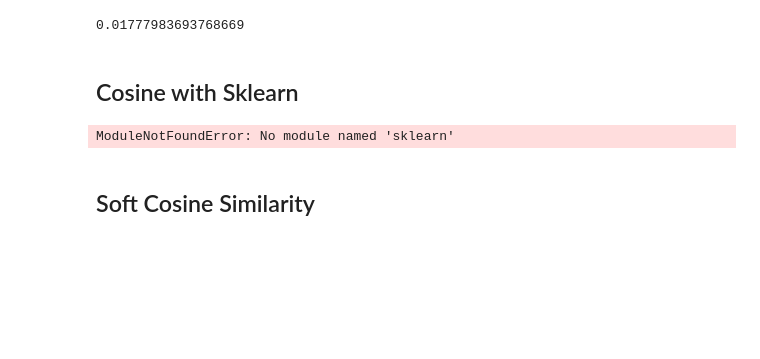
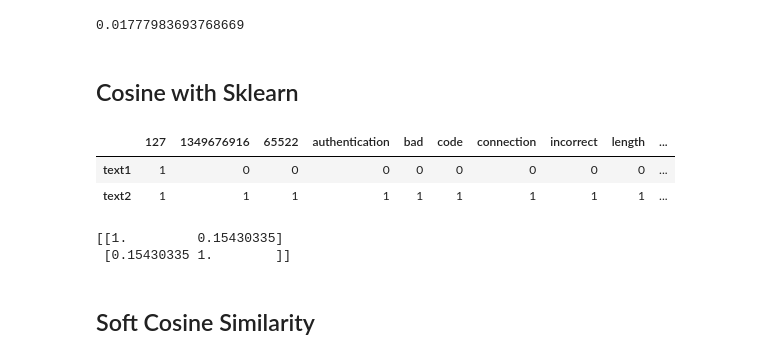
Before and after one commit to stefanDeveloper/master-thesis, a Jupyter notebook: plots/data-visualization.ipynb, the cells around one changed output. Drawn from its saved outputs; the diff is of its cells as text; code cells hidden in the pictures; blank space fills up the shorter version.

Commit message:
Update pynb for cosine

```diff
--- a/plots/data-visualization.ipynb
+++ b/plots/data-visualization.ipynb
@@ -624,21 +624,29 @@ documents = [text1, text2]
 # %%
 # Scikit Learn
 from sklearn.feature_extraction.text import CountVectorizer
 import pandas as pd
 
 # Create the Document Term Matrix
 count_vectorizer = CountVectorizer(stop_words='english')
 count_vectorizer = CountVectorizer()
 sparse_matrix = count_vectorizer.fit_transform(documents)
 
 # OPTIONAL: Convert Sparse Matrix to Pandas Dataframe if you want to see the word frequencies.
 doc_term_matrix = sparse_matrix.todense()
 df = pd.DataFrame(doc_term_matrix,
                   columns=count_vectorizer.get_feature_names(),
-                  index=['doc_trump', 'doc_election', 'doc_putin'])
+                  index=['text1', 'text2'])
 df
 # %% [output]
-ModuleNotFoundError: No module named 'sklearn'
+|  | 127 | 1349676916 | 65522 | authentication | bad | code | connection | incorrect | length | ... |
+| text1 | 1 | 0 | 0 | 0 | 0 | 0 | 0 | 0 | 0 | ... |
+| text2 | 1 | 1 | 1 | 1 | 1 | 1 | 1 | 1 | 1 | ... |
+# %%
+from sklearn.metrics.pairwise import cosine_similarity
+print(cosine_similarity(df, df))
+# %% [output]
+[[1.         0.15430335]
+ [0.15430335 1.        ]]
 # %% [markdown]
 ## Soft Cosine Similarity
 # %%
```
Also changed, not shown: parts of 3 cells of this notebook, 2 other files.
